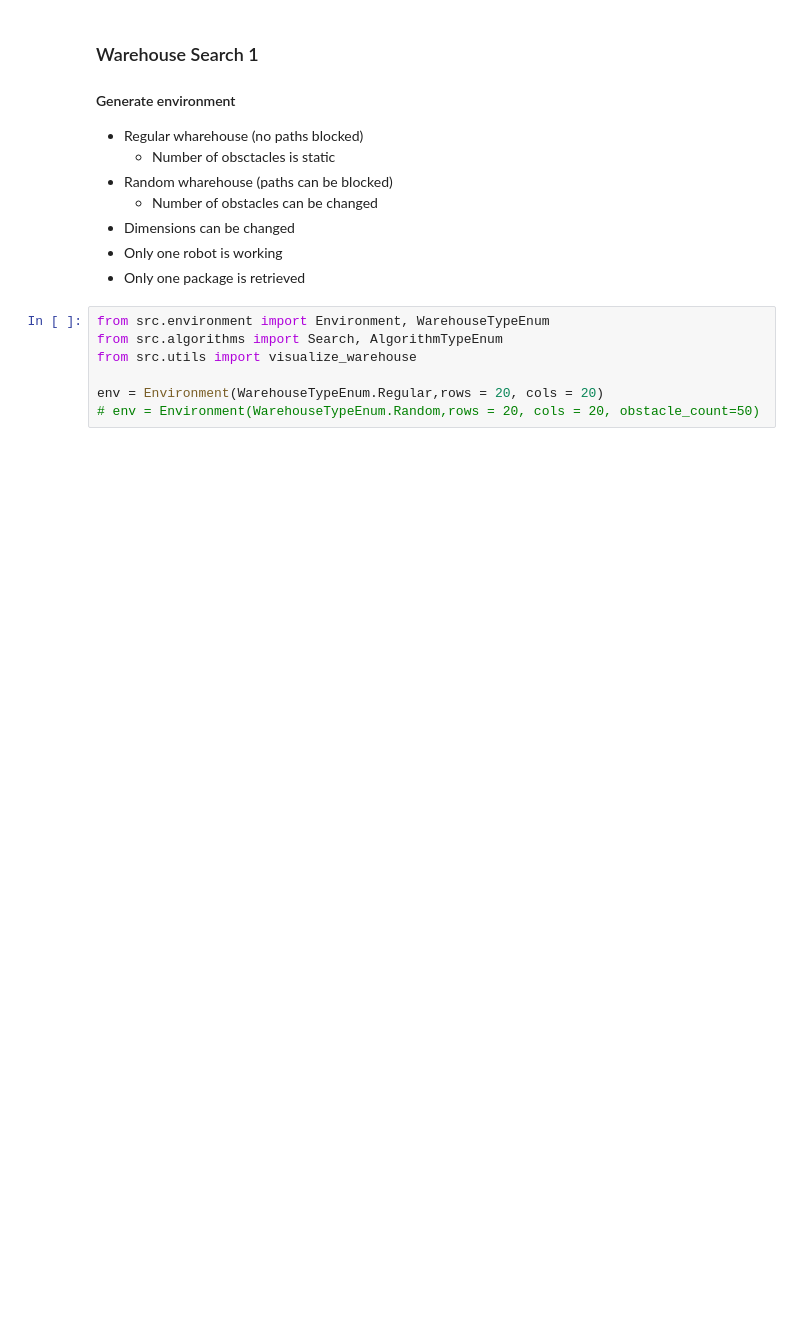
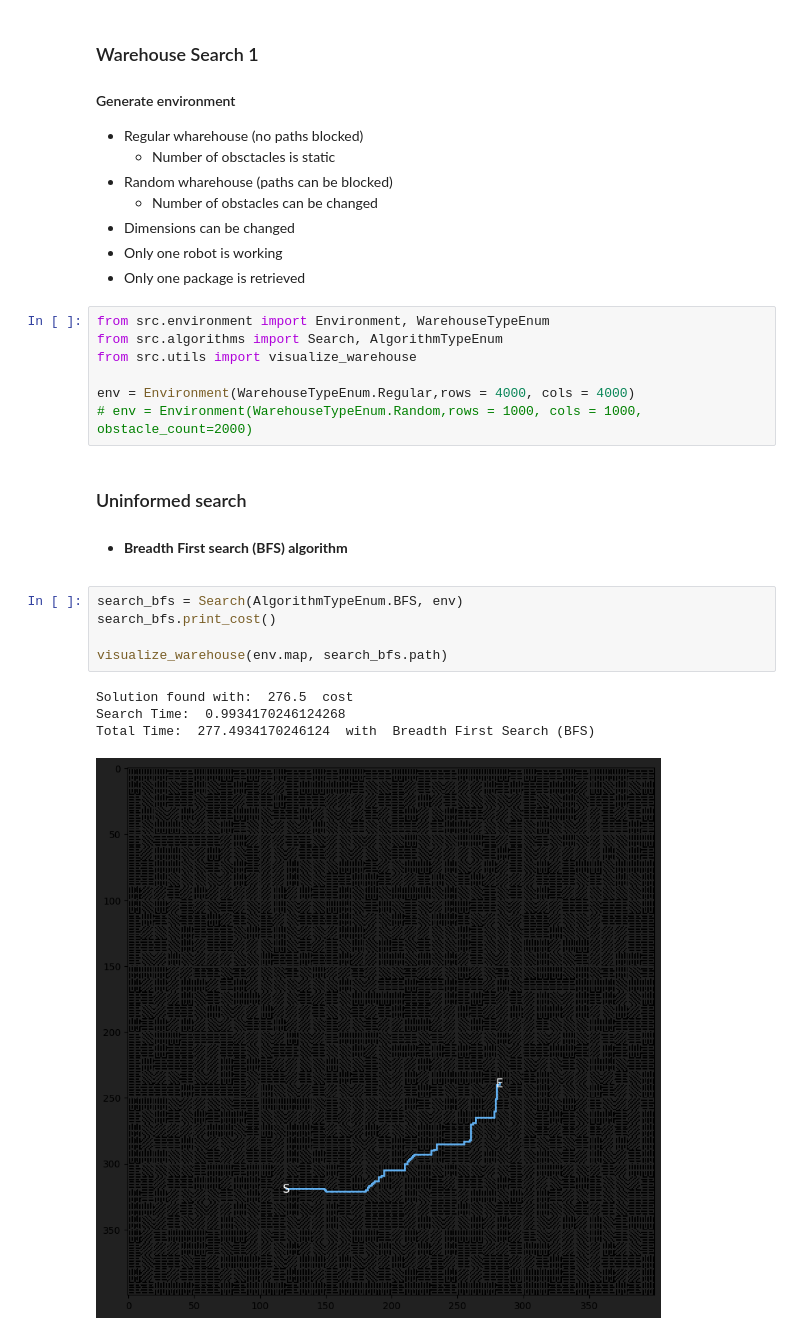
Before and after one commit to 0xdbff/AI, a Jupyter notebook: tp01.ipynb, the cells around one changed output. Saved outputs shown, nothing was run; the diff lists cells and outputs as text; blank space fills up the shorter version.

```diff
--- a/tp01.ipynb
+++ b/tp01.ipynb
@@ -15,6 +15,20 @@ from src.environment import Environment, WarehouseTypeEnum
 from src.algorithms import Search, AlgorithmTypeEnum
 from src.utils import visualize_warehouse
 
-env = Environment(WarehouseTypeEnum.Regular,rows = 20, cols = 20)
-# env = Environment(WarehouseTypeEnum.Random,rows = 20, cols = 20, obstacle_count=50)
+env = Environment(WarehouseTypeEnum.Regular,rows = 4000, cols = 4000)
+# env = Environment(WarehouseTypeEnum.Random,rows = 1000, cols = 1000, obstacle_count=2000)
+# %% [markdown]
+### Uninformed search
+
+- #### **Breadth First search (BFS) algorithm**
+# %%
+search_bfs = Search(AlgorithmTypeEnum.BFS, env)
+search_bfs.print_cost()
+
+visualize_warehouse(env.map, search_bfs.path)
+# %% [output]
+Solution found with:  276.5  cost
+Search Time:  0.9934170246124268
+Total Time:  277.4934170246124  with  Breadth First Search (BFS)
+[figure, added]
 # %% [markdown]
```
Also changed, not shown: parts of 7 cells of this notebook, 4 other files.
